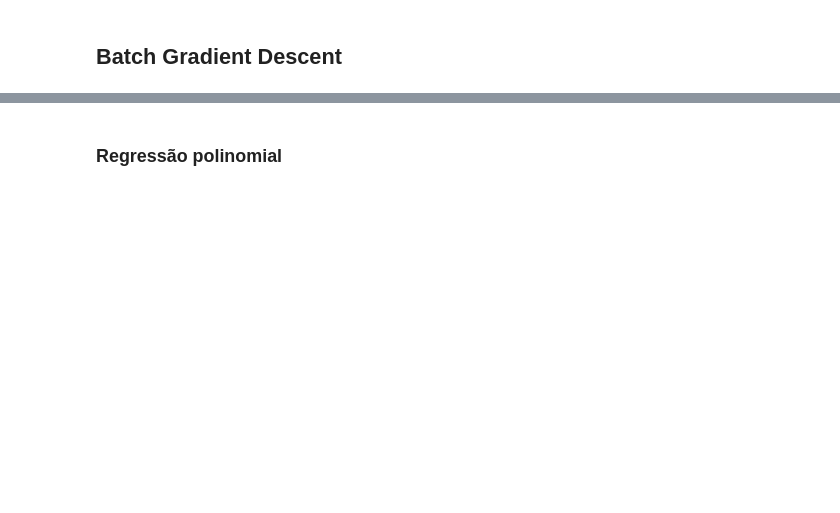
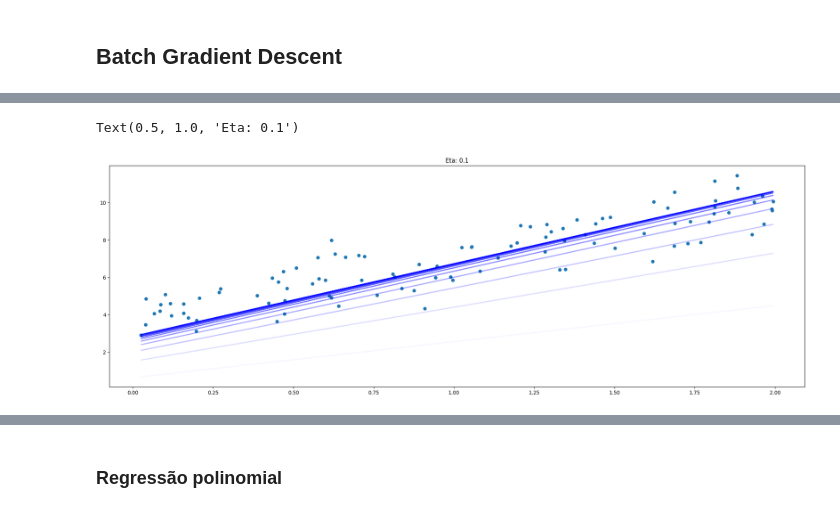
Before and after one commit to AnaMarcacini/Asimov_Academy, a Jupyter notebook: Data Science e Machine Learning/Como os Modelos de Machine Learining Aprendem/treinando-modelos.ipynb, the cells around one changed output, grey strips where cells are left out. Cells and saved outputs as stored; diff of their text form; code cells hidden in the pictures; blank space fills up the shorter version.

```diff
--- a/Data Science e Machine Learning/Como os Modelos de Machine Learining Aprendem/treinando-modelos.ipynb
+++ b/Data Science e Machine Learning/Como os Modelos de Machine Learining Aprendem/treinando-modelos.ipynb
@@ -123,18 +133,20 @@ for iteration in range(n_iterations):
 # %%
-eta = 0.1  # learning rate
-n_iterations = 10
-m = 100
-theta = np.random.randn(2,1)  # random initialization
-
-fig, ax = plt.subplots(figsize=(20, 7))
-plt.scatter(x, y)
-
+fig, ax = plt.subplots(figsize=(25,8))
+plt.scatter(x,y)
 for iteration in range(n_iterations):
     gradients = 2/m * x_b.T.dot(x_b.dot(theta) - y)
     theta = theta - eta * gradients
-
-
-    if iteration % 1 == 0:
-        y_hat = theta[0] + x * theta[1]
-        ax.plot(x, y_hat, alpha=0.3 + iteration / n_iterations)
+    y_hat = theta[0] + x * theta[1]
+    # ax.plot(x, y_hat, alpha=0.3 + iteration / n_iterations) ## dá erro
+    ax.plot(x, y_hat, alpha=((0.3 + iteration) / n_iterations), color= "blue") ## funciona
+    # ax.plot(x, y_hat, alpha=((3*n_iterations + iteration) # n_iterations), color= "blue") #dá erro
+    # temp_ana = 0.3 + iteration / n_iterations ## dá erro
+    # ax.plot(x, y_hat, alpha=temp_ana, color= "blue")## dá erro
+    # if iteration % 1 == 0:
+    #     y_hat = theta[0] + x * theta[1]
+    #     # ax.plot(x, y_hat, alpha=0.3 + iteration / n_iterations)
+    #     ax.plot(x, y_hat, alpha= iteration / n_iterations, color = "green")
 ax.set_title("Eta: {}".format(eta))
+# %% [output]
+Text(0.5, 1.0, 'Eta: 0.1')
+[figure, added]
```
Also changed, not shown: parts of 30 cells of this notebook, 1 other file.
